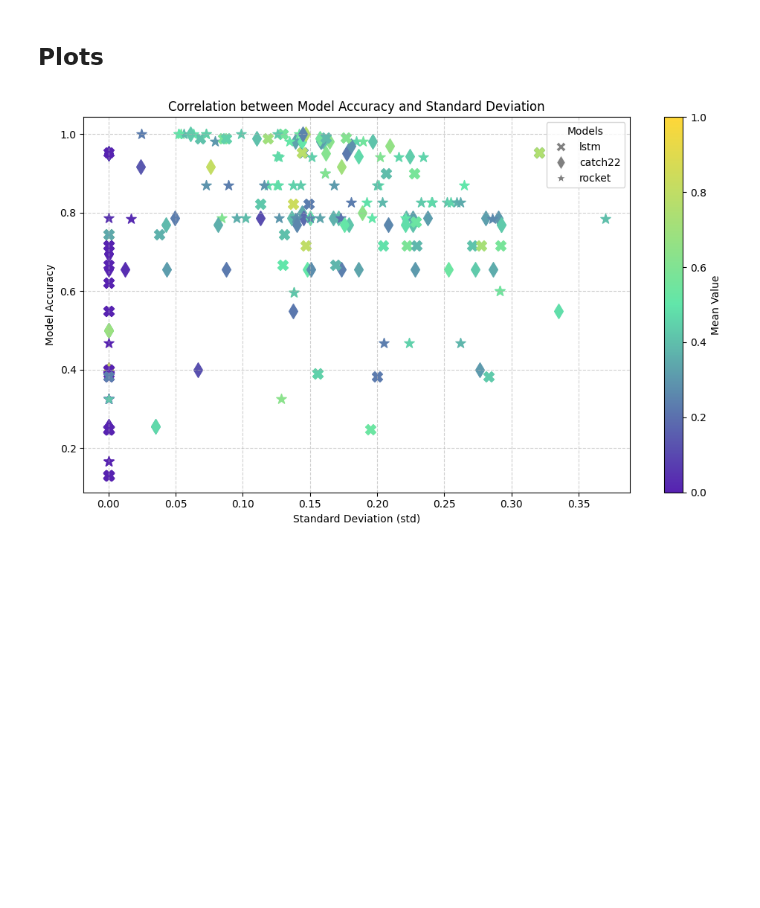
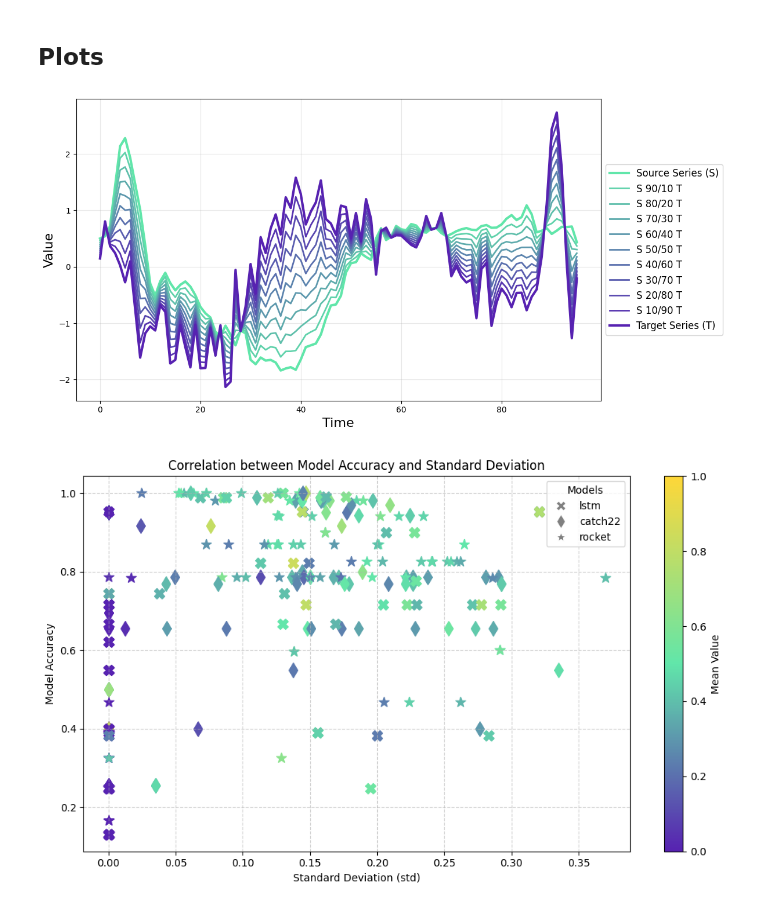
Before and after one commit to Nia3324/Morphing, a Jupyter notebook: Tables&Plots.ipynb, the cells around one changed output. Saved outputs shown, nothing was run; the diff lists cells and outputs as text; code cells hidden in the pictures; blank space fills up the shorter version.

```diff
--- a/Tables&Plots.ipynb
+++ b/Tables&Plots.ipynb
@@ -236,3 +241,18 @@ df_results.to_csv('article_results/average_results.csv', index=False)
+# %%
+df_name = 'ECG200'
+
+X, y = load_classification(df_name)
+le = LabelEncoder()
+y = le.fit_transform(y)
+
+source_idx = 0
+target_idx = 1
+
+mor = TSmorph(X[source_idx], X[target_idx], 9)
+morphs = mor.transform()
+mor.plot_morphed_series(morphs, title=False)
+# %% [output]
+[figure, added]
 # %%
 import pandas as pd
 import matplotlib.pyplot as plt
```
Also changed, not shown: parts of 1 cell of this notebook, 4 other files.
